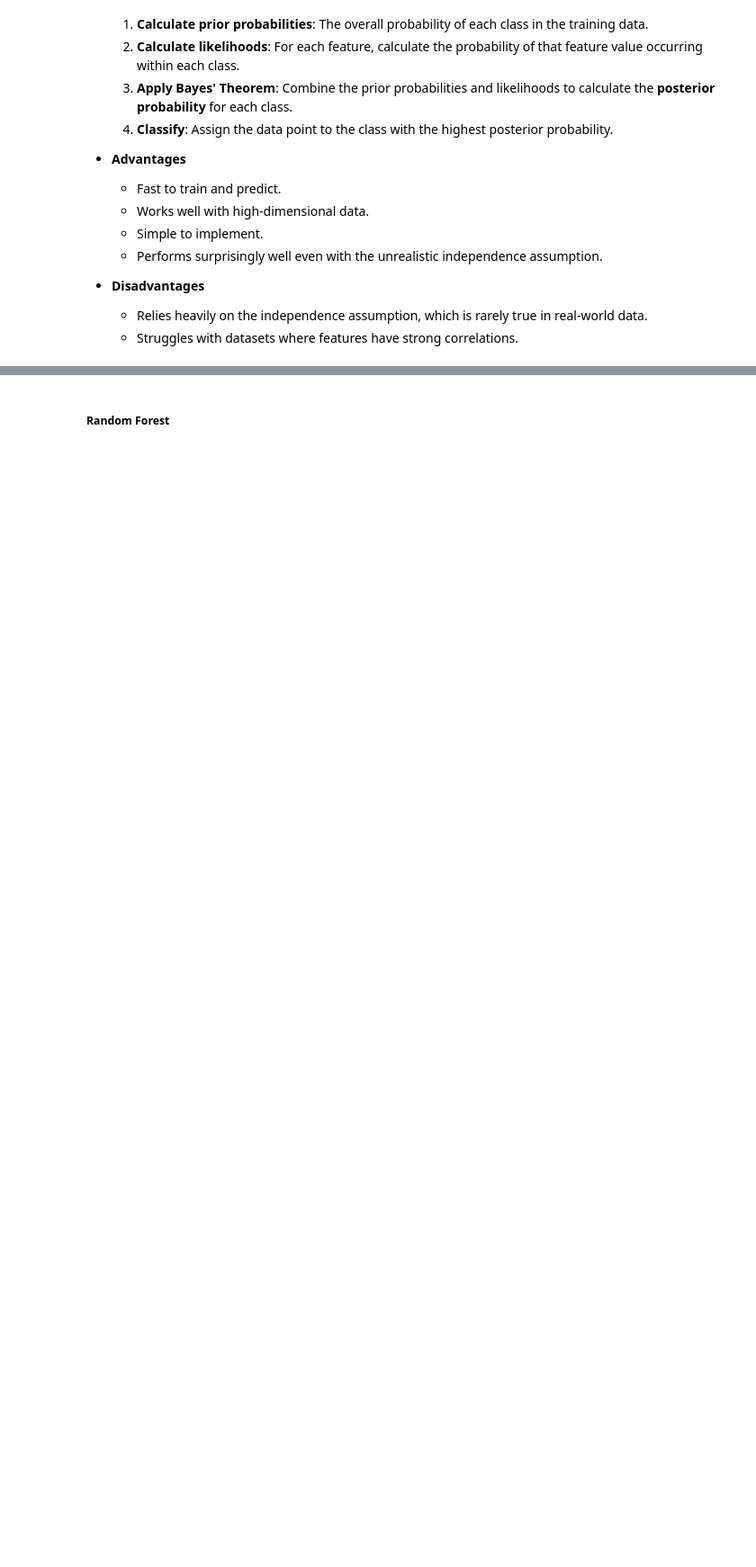
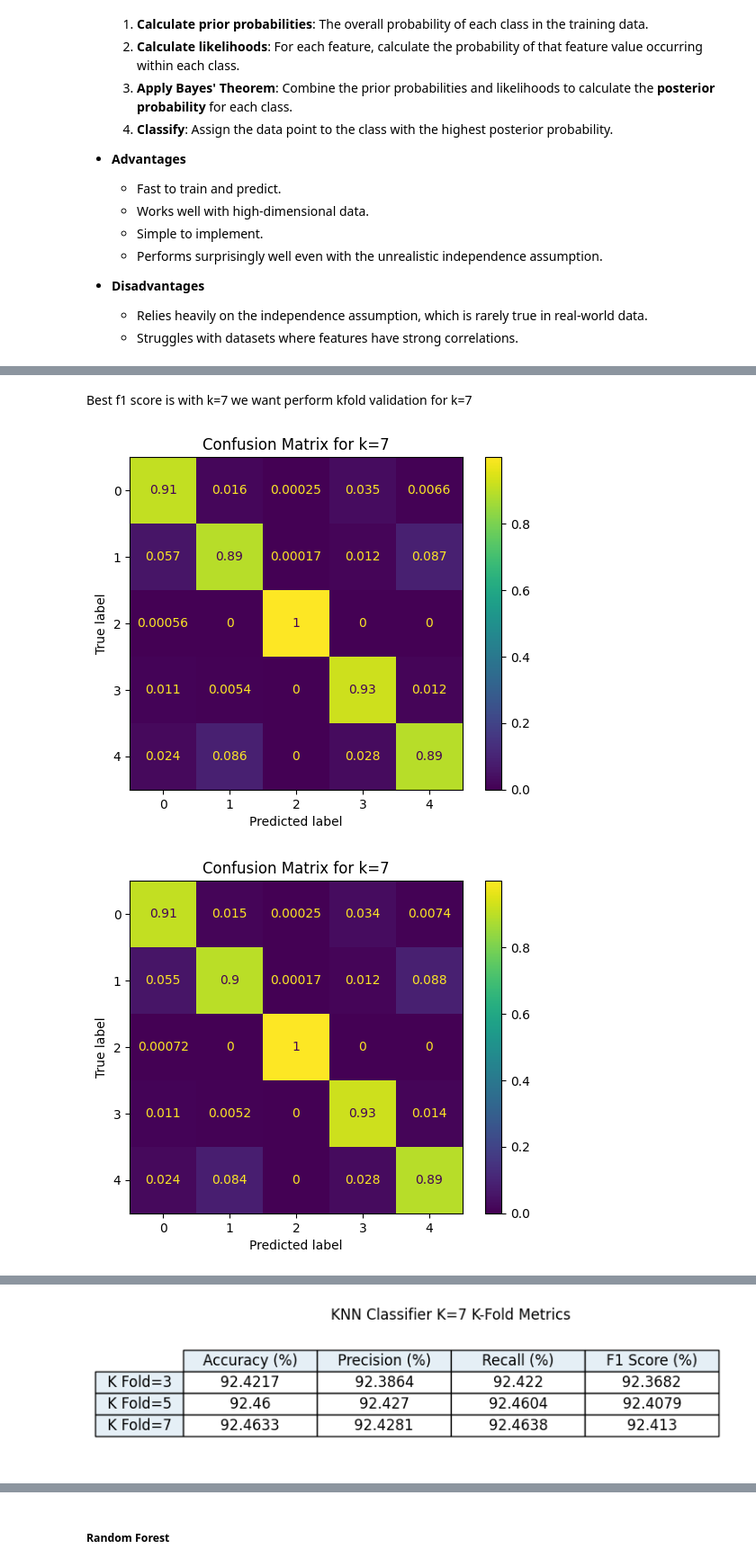
Before and after one commit to Yusufpek/BBM409, a Jupyter notebook: assignment1.ipynb, the cells around one changed output, grey strips where cells are left out. Shown at 90% size. Saved outputs shown, nothing was run; the diff lists cells and outputs as text; code cells hidden in the pictures; blank space fills up the shorter version.

```diff
--- a/assignment1.ipynb
+++ b/assignment1.ipynb
@@ -130,16 +21,3 @@ def classifier(model, model_str, title, pipeline_params=[]):
     - Can be computationally expensive for large datasets, sensitive to the choice of 'k' and the distance metric, and can be affected by irrelevant features.
 
 KNN is often used as a baseline model due to its simplicity and effectiveness for certain types of problems.
-# %%
-def knn_classifier(k):
-    return classifier(KNeighborsClassifier(n_neighbors=k), 'knn', f'Confusion Matrix for k={k}')
-
-
-k_values = [3, 5, 7]
-knn_values = []
-# run with k=3, k=5, k=7
-for k in k_values:
-    values = knn_classifier(k)
-    knn_values.append(values)
-
-show_table(knn_values, [f" K={k} " for k in k_values], "KNN Classifier Metrics")
@@ -212,0 +260,14 @@ show_table(weighted_knn_values, [f" K={k} " for k in k_values], "Weighted KNN Cl
+# %% [markdown]
+Best f1 score is with k=7 we want perform kfold validation for k=7
+# %%
+kfold_values = [3, 5, 7]
+knn_kfold_values = []
+# run with k=3, k=5, k=7
+for kfold in kfold_values:
+    values = knn_classifier(k=7, kfold_value=kfold)
+    knn_kfold_values.append(values)
+
+show_table(knn_kfold_values, [f" K Fold={k} " for k in kfold_values], "KNN Classifier K=7 K-Fold Metrics")
+# %% [output]
+[figure, added]
+[figure, added]
@@ -212,0 +275 @@ show_table(weighted_knn_values, [f" K={k} " for k in k_values], "Weighted KNN Cl
+[figure, added]
```
Also changed, not shown: parts of 64 cells of this notebook.
